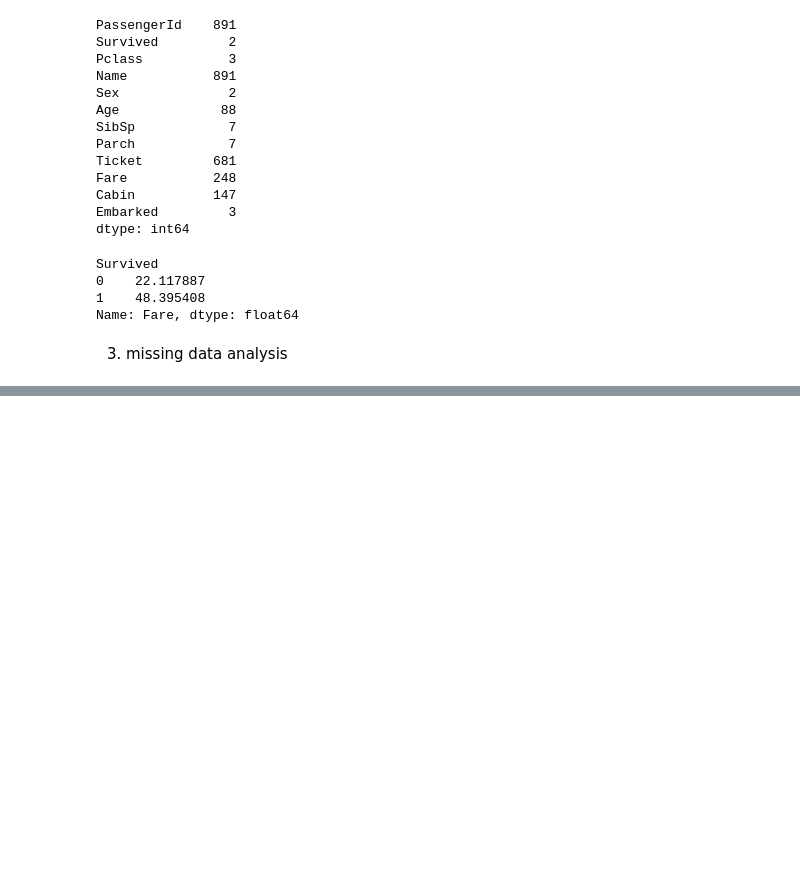
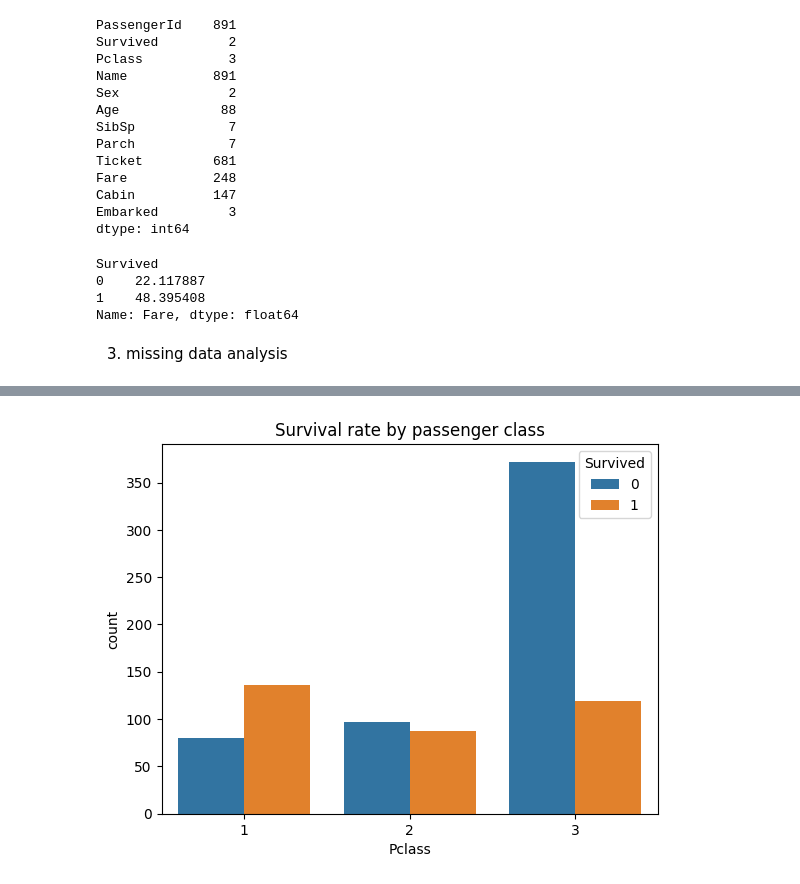
Before and after one commit to MarsX-2002/ml-dl-homeworks, a Jupyter notebook: ml/lesson-1/homework/lesson-1.ipynb, the cells around one changed output, grey strips where cells are left out. Drawn from its saved outputs; the diff is of its cells as text; code cells hidden in the pictures; blank space fills up the shorter version.

```diff
--- a/ml/lesson-1/homework/lesson-1.ipynb
+++ b/ml/lesson-1/homework/lesson-1.ipynb
@@ -105,0 +158,7 @@ Name: Fare, dtype: float64
+# %%
+# compare survival rate by class
+sns.countplot(x="Pclass", data=df, hue="Survived")
+plt.title("Survival rate by passenger class")
+plt.show()
+# %% [output]
+[figure, added]
```
Also changed, not shown: parts of 33 cells of this notebook.
